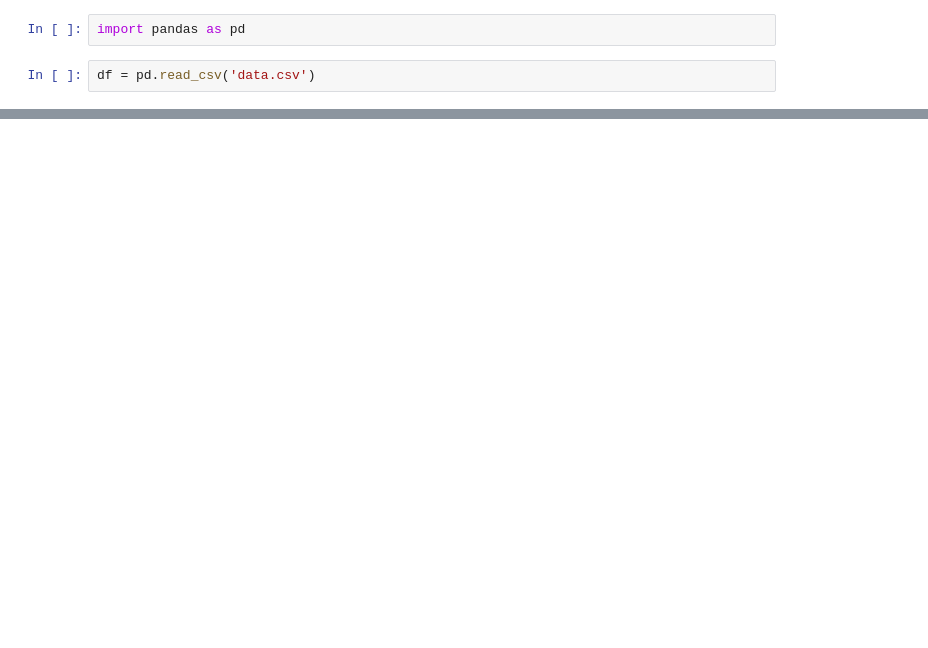
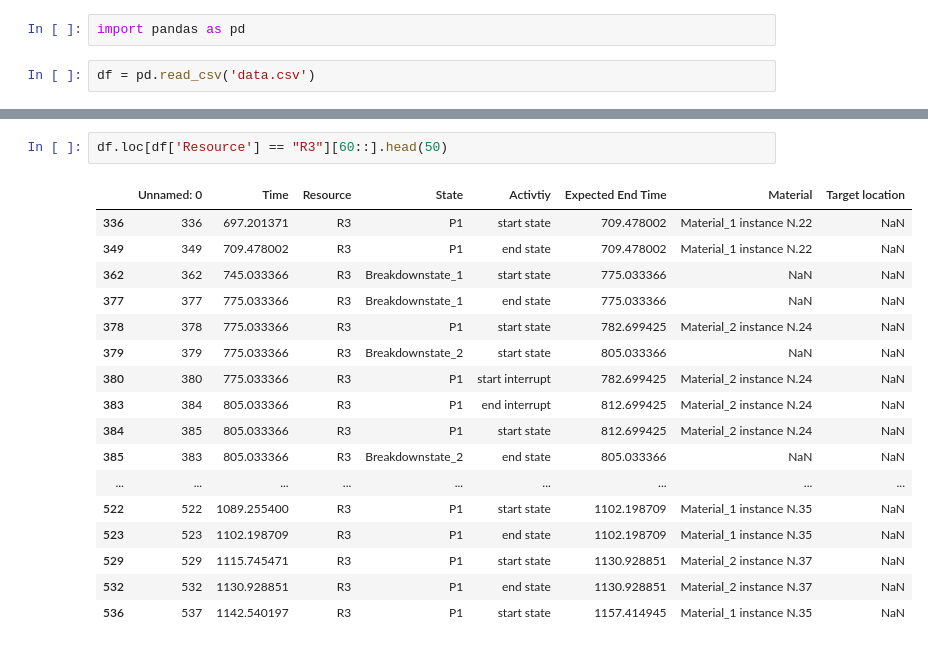
Before and after one commit to sdm4fzi/prodsys, a Jupyter notebook: Untitled.ipynb, the cells around one changed output, grey strips where cells are left out. Saved outputs shown, nothing was run; the diff lists cells and outputs as text; blank space fills up the shorter version.

```diff
--- a/Untitled.ipynb
+++ b/Untitled.ipynb
@@ -45,0 +44,20 @@ df.loc[df['Material'] == "Material_2 instance N.2"]
+# %%
+df.loc[df['Resource'] == "R3"][60::].head(50)
+# %% [output]
+|  | Unnamed: 0 | Time | Resource | State | Activtiy | Expected End Time | Material | Target location |
+| 336 | 336 | 697.201371 | R3 | P1 | start state | 709.478002 | Material_1 instance N.22 | NaN |
+| 349 | 349 | 709.478002 | R3 | P1 | end state | 709.478002 | Material_1 instance N.22 | NaN |
+| 362 | 362 | 745.033366 | R3 | Breakdownstate_1 | start state | 775.033366 | NaN | NaN |
+| 377 | 377 | 775.033366 | R3 | Breakdownstate_1 | end state | 775.033366 | NaN | NaN |
+| 378 | 378 | 775.033366 | R3 | P1 | start state | 782.699425 | Material_2 instance N.24 | NaN |
+| 379 | 379 | 775.033366 | R3 | Breakdownstate_2 | start state | 805.033366 | NaN | NaN |
+| 380 | 380 | 775.033366 | R3 | P1 | start interrupt | 782.699425 | Material_2 instance N.24 | NaN |
+| 383 | 384 | 805.033366 | R3 | P1 | end interrupt | 812.699425 | Material_2 instance N.24 | NaN |
+| 384 | 385 | 805.033366 | R3 | P1 | start state | 812.699425 | Material_2 instance N.24 | NaN |
+| 385 | 383 | 805.033366 | R3 | Breakdownstate_2 | end state | 805.033366 | NaN | NaN |
+| ... | ... | ... | ... | ... | ... | ... | ... | ... |
+| 522 | 522 | 1089.255400 | R3 | P1 | start state | 1102.198709 | Material_1 instance N.35 | NaN |
+| 523 | 523 | 1102.198709 | R3 | P1 | end state | 1102.198709 | Material_1 instance N.35 | NaN |
+| 529 | 529 | 1115.745471 | R3 | P1 | start state | 1130.928851 | Material_2 instance N.37 | NaN |
+| 532 | 532 | 1130.928851 | R3 | P1 | end state | 1130.928851 | Material_2 instance N.37 | NaN |
+| 536 | 537 | 1142.540197 | R3 | P1 | start state | 1157.414945 | Material_1 instance N.35 | NaN |
```
Also changed, not shown: parts of 2 cells of this notebook, 4 other files.
